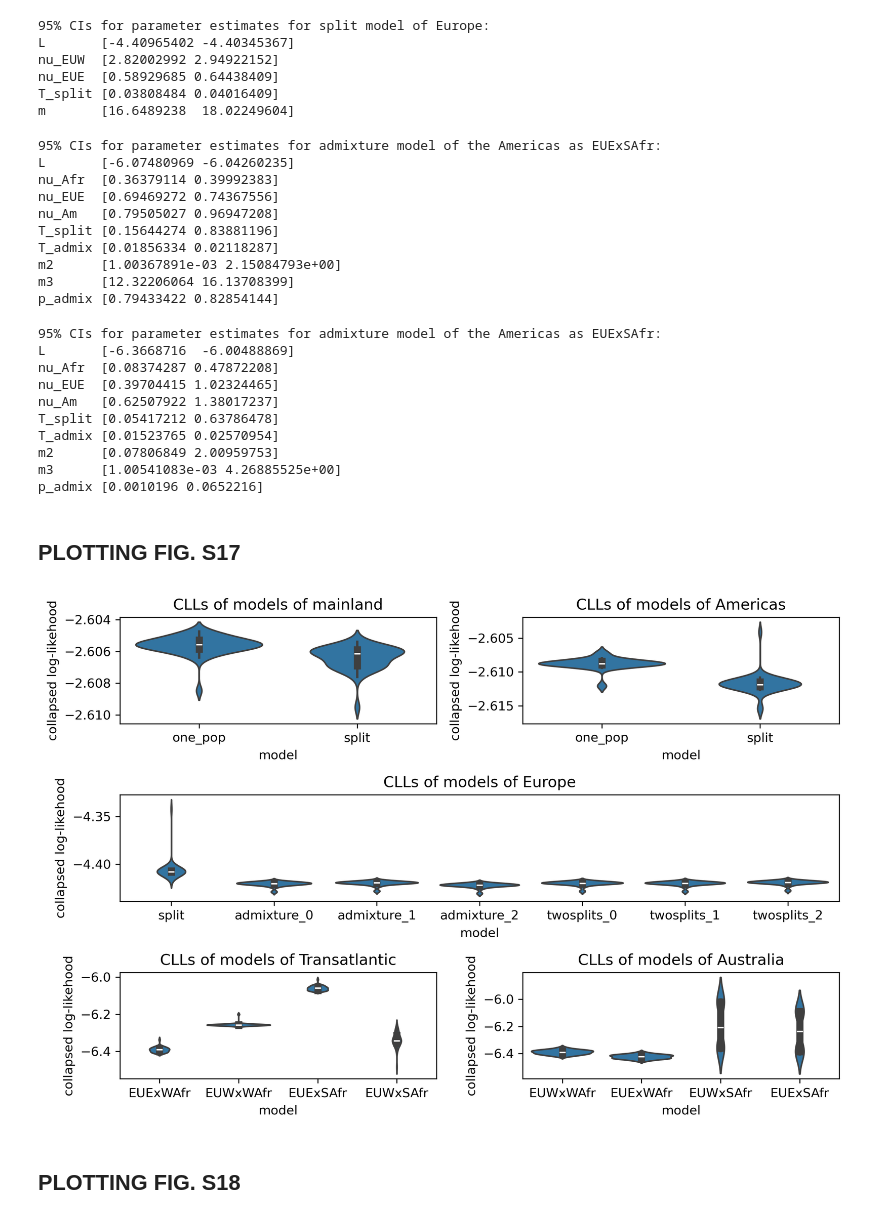
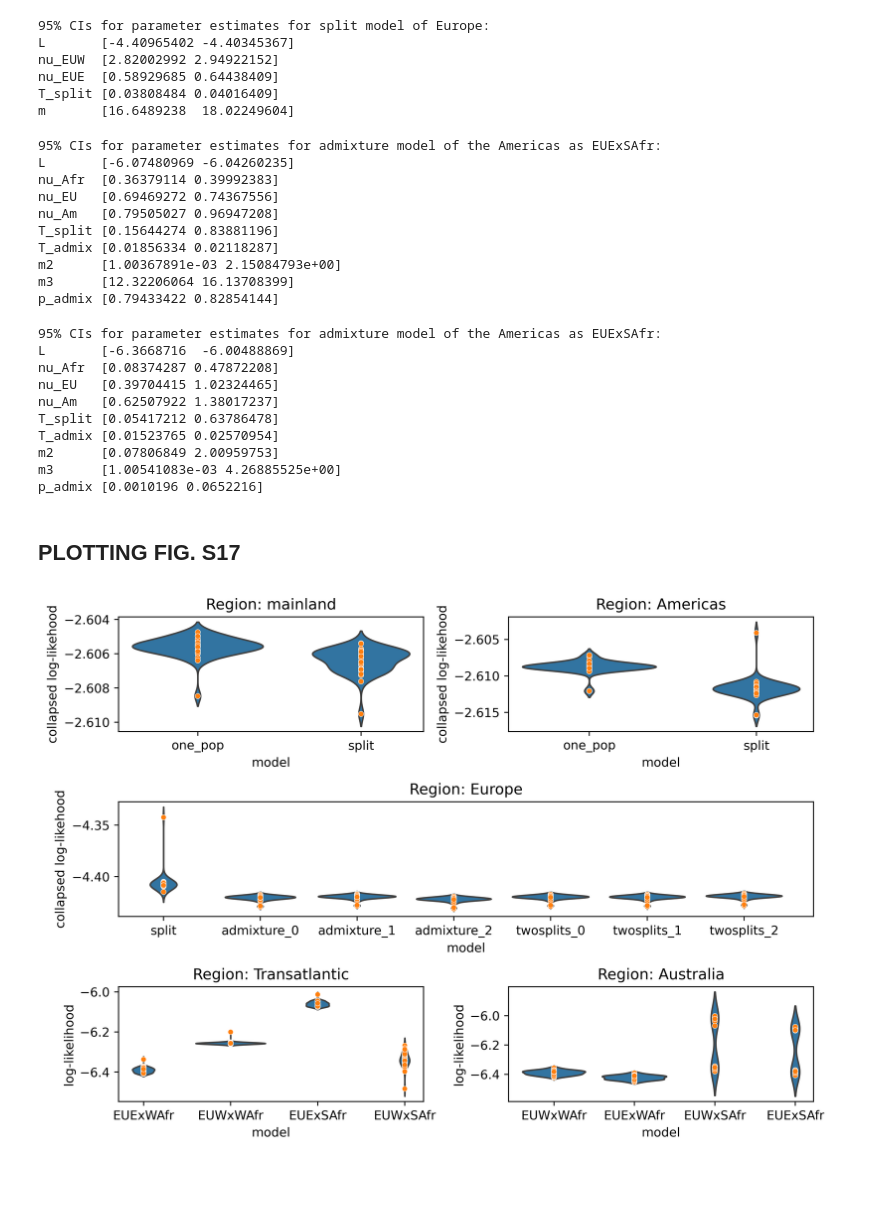
Before and after one commit to DEST-bio/DESTv2_data_paper, a Jupyter notebook: 15.demographic_inference/jupyter_nbs/jackknife_inference_analysis.ipynb, the cells around one changed output. Drawn from its saved outputs; the diff is of its cells as text; code cells hidden in the pictures; blank space fills up the shorter version.

Commit message:
calculating fsts and final supp data viz

```diff
--- a/15.demographic_inference/jupyter_nbs/jackknife_inference_analysis.ipynb
+++ b/15.demographic_inference/jupyter_nbs/jackknife_inference_analysis.ipynb
@@ -304,14 +304,14 @@ m       [16.6489238  18.02249604]
 print("95% CIs for parameter estimates for admixture model of the Americas as EUExSAfr:")
 opt_model = "EUExSAfr"
 print(f"L\t{np.array(df[(df.region == 'Transatlantic') & (df.model == opt_model)]['collapsed_pop_ll'].quantile([0.025, 0.975]))}")
-for i, param_name in enumerate(['nu_Afr', 'nu_EUE', 'nu_Am', 'T_split', 'T_admix', 'm2', 'm3', 'p_admix']):
+for i, param_name in enumerate(['nu_Afr', 'nu_EU', 'nu_Am', 'T_split', 'T_admix', 'm2', 'm3', 'p_admix']):
     ci = np.array(df[(df.region == "Transatlantic") & (df.model == opt_model)]['est' + str(i)].quantile([0.025, 0.975]))
     print(f"{param_name}\t{ci}")
 # %% [output]
 95% CIs for parameter estimates for admixture model of the Americas as EUExSAfr:
 L       [-6.07480969 -6.04260235]
 nu_Afr  [0.36379114 0.39992383]
-nu_EUE  [0.69469272 0.74367556]
+nu_EU   [0.69469272 0.74367556]
 nu_Am   [0.79505027 0.96947208]
 T_split [0.15644274 0.83881196]
 T_admix [0.01856334 0.02118287]
@@ -324,14 +324,14 @@ p_admix [0.79433422 0.82854144]
 print("95% CIs for parameter estimates for admixture model of the Americas as EUExSAfr:")
 opt_model = "EUWxSAfr"
 print(f"L\t{np.array(df[(df.region == 'Australia') & (df.model == opt_model)]['collapsed_pop_ll'].quantile([0.025, 0.975]))}")
-for i, param_name in enumerate(['nu_Afr', 'nu_EUE', 'nu_Am', 'T_split', 'T_admix', 'm2', 'm3', 'p_admix']):
+for i, param_name in enumerate(['nu_Afr', 'nu_EU', 'nu_Am', 'T_split', 'T_admix', 'm2', 'm3', 'p_admix']):
     ci = np.array(df[(df.region == "Australia") & (df.model == opt_model)]['est' + str(i)].quantile([0.025, 0.975]))
     print(f"{param_name}\t{ci}")
 # %% [output]
 95% CIs for parameter estimates for admixture model of the Americas as EUExSAfr:
 L       [-6.3668716  -6.00488869]
 nu_Afr  [0.08374287 0.47872208]
-nu_EUE  [0.39704415 1.02324465]
+nu_EU   [0.39704415 1.02324465]
 nu_Am   [0.62507922 1.38017237]
 T_split [0.05417212 0.63786478]
 T_admix [0.01523765 0.02570954]
@@ -341,28 +341,31 @@ p_admix [0.0010196 0.0652216]
 # %% [markdown]
 ## PLOTTING FIG. S17
 # %%
-fig = plt.figure(figsize=(9, 6), dpi=300)
-gs = fig.add_gridspec(3, 2)
+fig = plt.figure(figsize=(9, 8), dpi=500)
+gs = fig.add_gridspec(4, 2)
 ax_main = fig.add_subplot(gs[0, 0])
 ax_amer = fig.add_subplot(gs[0, 1])
 ax_euro = fig.add_subplot(gs[1, :])
 ax_tran = fig.add_subplot(gs[2, 0])
 ax_aust = fig.add_subplot(gs[2, 1])
 
 def plot_violin(region, params, ax):
     sns.violinplot(data=df.loc[df['region'] == region], x="model", y='collapsed_pop_ll',
-                   order=params, ax=ax)
+                   order=params, ax=ax, inner=None)
+    sns.scatterplot(data=df.loc[df['region'] == region], x="model", y='collapsed_pop_ll',
+                    ax=ax, size=0.5, legend=False)
     ax.set_ylabel("collapsed log-likehood")
-    ax.set_title(f"CLLs of models of {region}")
+    ax.set_title(f"Region: {region}")
 plot_violin("mainland", ["one_pop", "split"], ax_main)
 plot_violin("Americas", ["one_pop", "split"], ax_amer)
 plot_violin("Europe", Europe_models, ax_euro)
 plot_violin("Transatlantic", TA_models, ax_tran)
 plot_violin("Australia", Aus_models, ax_aust)
 
+ax_tran.set_ylabel("log-likelihood")
+ax_aust.set_ylabel("log-likelihood")
+
 plt.tight_layout()
 plt.show()
 # %% [output]
-[figure, old version]
+[figure, new version]
-# %% [markdown]
-## PLOTTING FIG. S18
```
Also changed, not shown: 4 other files.
